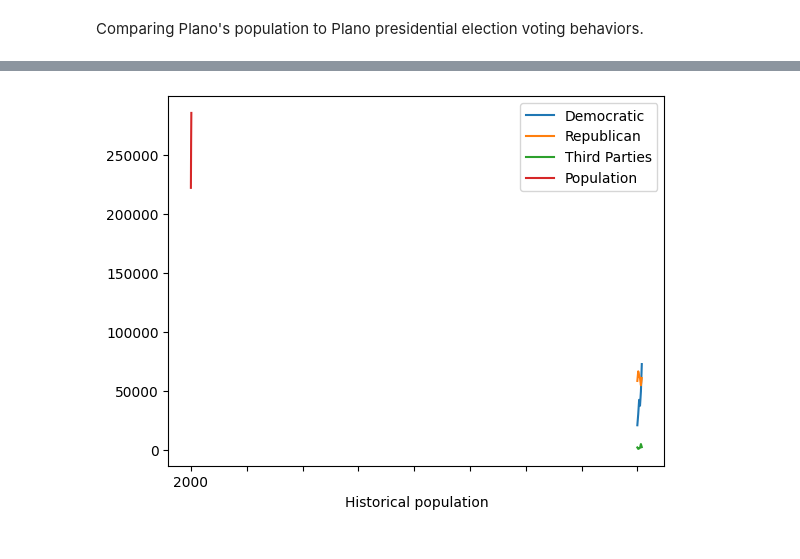
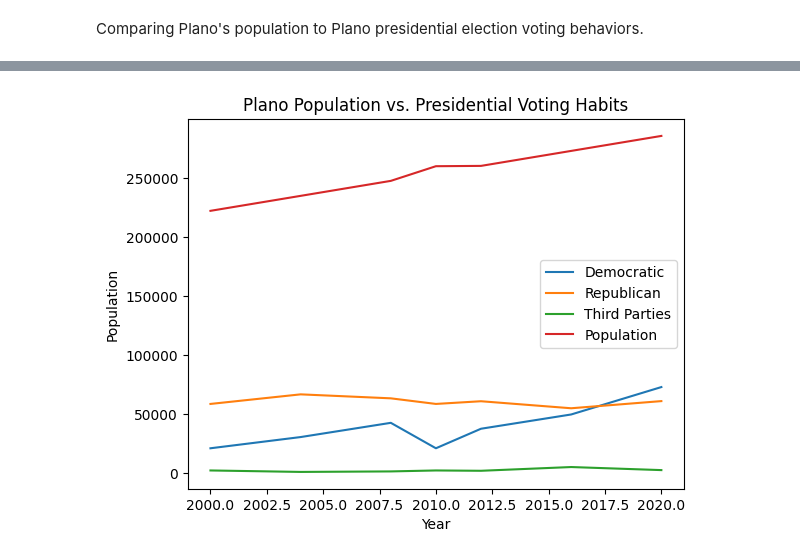
Before and after one commit to brcamp13/plotting, a Jupyter notebook: assignment-4.ipynb, the cells around one changed output, grey strips where cells are left out. Saved outputs shown, nothing was run; the diff lists cells and outputs as text; code cells hidden in the pictures.

```diff
--- a/assignment-4.ipynb
+++ b/assignment-4.ipynb
@@ -31,0 +49,11 @@ clean_presidential_data = cleanPresidentialPopulationData()
+# %%
+def merge_population_and_presidential(population_data, presidential_data):
+    population_data.index = population_data.index.map(int)
+    merged = pd.concat([presidential_data, population_data], axis=1)
+    merged = merged.interpolate(method ='linear')
+    merged = merged.sort_index(axis = 0)
+
+    return merged
+# %%
+merged = merge_population_and_presidential(clean_population_data, clean_presidential_data)
+merged.head(50)
@@ -32,8 +69,9 @@ clean_presidential_data = cleanPresidentialPopulationData()
 # %%
- def plot_population_and_presidential_data(population_data, presidential_data):
-    ax = presidential_data.plot()
-    population_data.plot(ax=ax)
+ def plot_population_and_presidential_data(merged_data):
+    merged_plot = merged_data.plot(title='Plano Population vs. Presidential Voting Habits')
+    merged_plot.set_xlabel("Year")
+    merged_plot.set_ylabel("Population")
 # %%
-plot_population_and_presidential_data(clean_population_data, clean_presidential_data)
+plot_population_and_presidential_data(merged)
 # %% [output]
-[figure, old version]
+[figure, new version]
```
Also changed, not shown: parts of 4 cells of this notebook.
